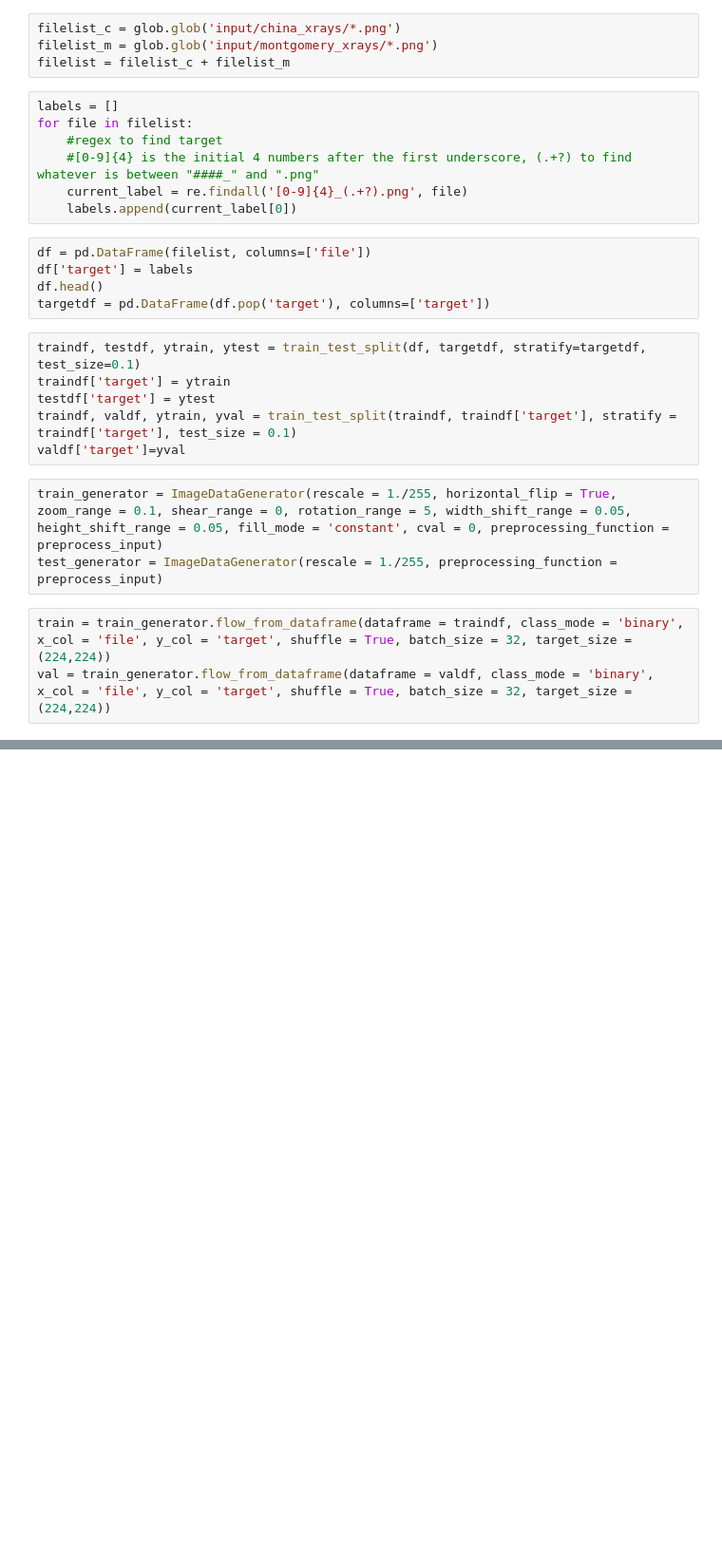
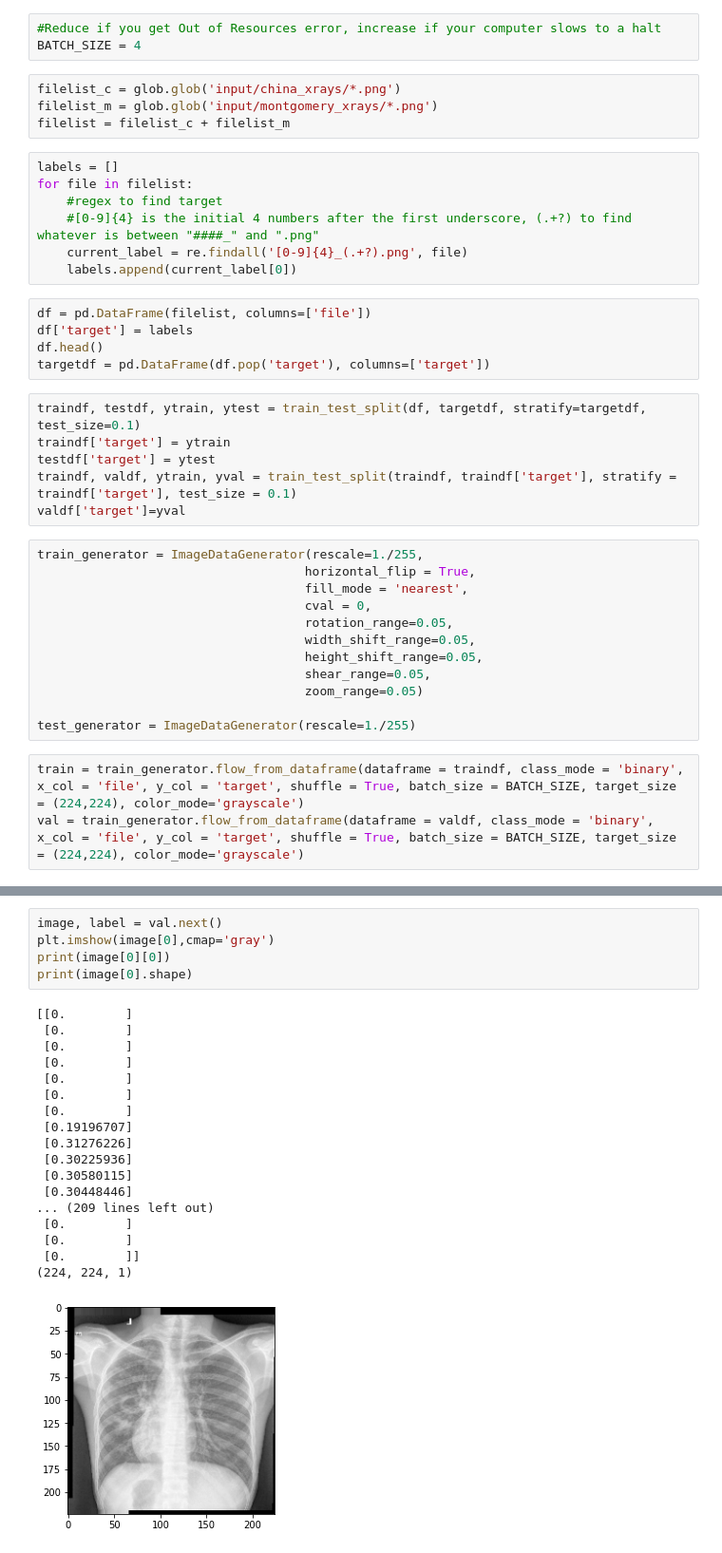
Before and after one commit to nicholassam6425/cp468-project, a Jupyter notebook: cp468.ipynb, the cells around one changed output, grey strips where cells are left out. Shown at 95% size. Cells and saved outputs as stored; diff of their text form; blank space fills up the shorter version.

Commit message:
Update cp468.ipynb
Fixes to issues #1 (imagedatagenerators)  and #2 (overfitting)

```diff
--- a/cp468.ipynb
+++ b/cp468.ipynb
@@ -14,5 +23,8 @@ from keras.applications.mobilenet_v2 import preprocess_input, decode_predictions
 # %%
 warnings.filterwarnings('once')
+# %%
+#Reduce if you get Out of Resources error, increase if your computer slows to a halt
+BATCH_SIZE = 4
 # %%
 filelist_c = glob.glob('input/china_xrays/*.png')
 filelist_m = glob.glob('input/montgomery_xrays/*.png')
@@ -36,8 +48,17 @@ testdf['target'] = ytest
 traindf, valdf, ytrain, yval = train_test_split(traindf, traindf['target'], stratify = traindf['target'], test_size = 0.1)
 valdf['target']=yval
 # %%
-train_generator = ImageDataGenerator(rescale = 1./255, horizontal_flip = True, zoom_range = 0.1, shear_range = 0, rotation_range = 5, width_shift_range = 0.05, height_shift_range = 0.05, fill_mode = 'constant', cval = 0, preprocessing_function = preprocess_input)
-test_generator = ImageDataGenerator(rescale = 1./255, preprocessing_function = preprocess_input)
+train_generator = ImageDataGenerator(rescale=1./255,
+                                    horizontal_flip = True,
+                                    fill_mode = 'nearest',
+                                    cval = 0,
+                                    rotation_range=0.05,
+                                    width_shift_range=0.05,
+                                    height_shift_range=0.05,
+                                    shear_range=0.05,
+                                    zoom_range=0.05)
+
+test_generator = ImageDataGenerator(rescale=1./255)
 # %%
-train = train_generator.flow_from_dataframe(dataframe = traindf, class_mode = 'binary', x_col = 'file', y_col = 'target', shuffle = True, batch_size = 32, target_size = (224,224))
-val = train_generator.flow_from_dataframe(dataframe = valdf, class_mode = 'binary', x_col = 'file', y_col = 'target', shuffle = True, batch_size = 32, target_size = (224,224))
+train = train_generator.flow_from_dataframe(dataframe = traindf, class_mode = 'binary', x_col = 'file', y_col = 'target', shuffle = True, batch_size = BATCH_SIZE, target_size = (224,224), color_mode='grayscale')
+val = train_generator.flow_from_dataframe(dataframe = valdf, class_mode = 'binary', x_col = 'file', y_col = 'target', shuffle = True, batch_size = BATCH_SIZE, target_size = (224,224), color_mode='grayscale')
@@ -54,3 +101,27 @@ model.compile(optimizer='adam',
               loss='binary_crossentropy',
               metrics=['acc',tf.keras.metrics.Recall()])
+# %%
+image, label = val.next()
+plt.imshow(image[0],cmap='gray')
+print(image[0][0])
+print(image[0].shape)
+# %% [output]
+[[0.        ]
+ [0.        ]
+ [0.        ]
+ [0.        ]
+ [0.        ]
+ [0.        ]
+ [0.        ]
+ [0.19196707]
+ [0.31276226]
+ [0.30225936]
+ [0.30580115]
+ [0.30448446]
+... (209 lines left out)
+ [0.        ]
+ [0.        ]
+ [0.        ]]
+(224, 224, 1)
+[figure, added]
 # %%
```
Also changed, not shown: parts of 7 cells of this notebook.
